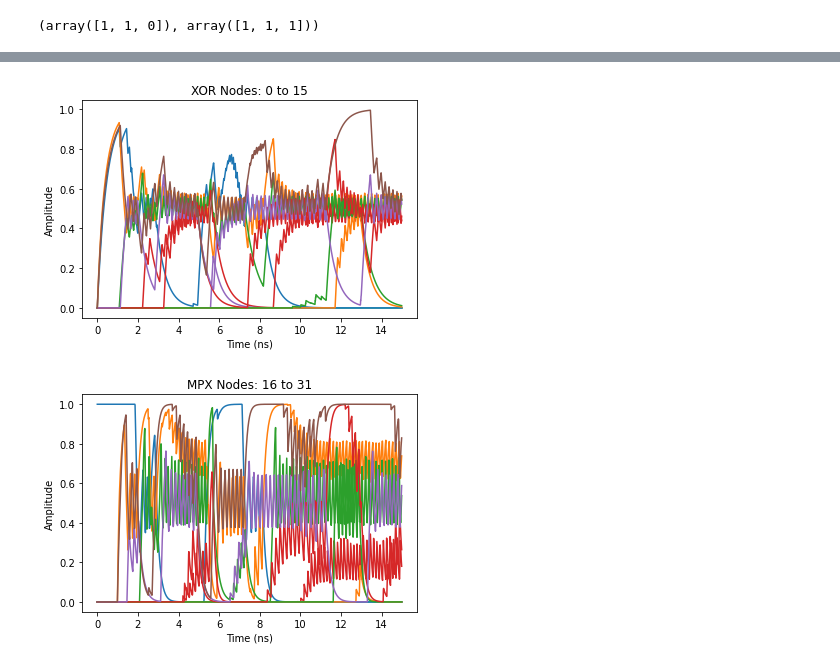
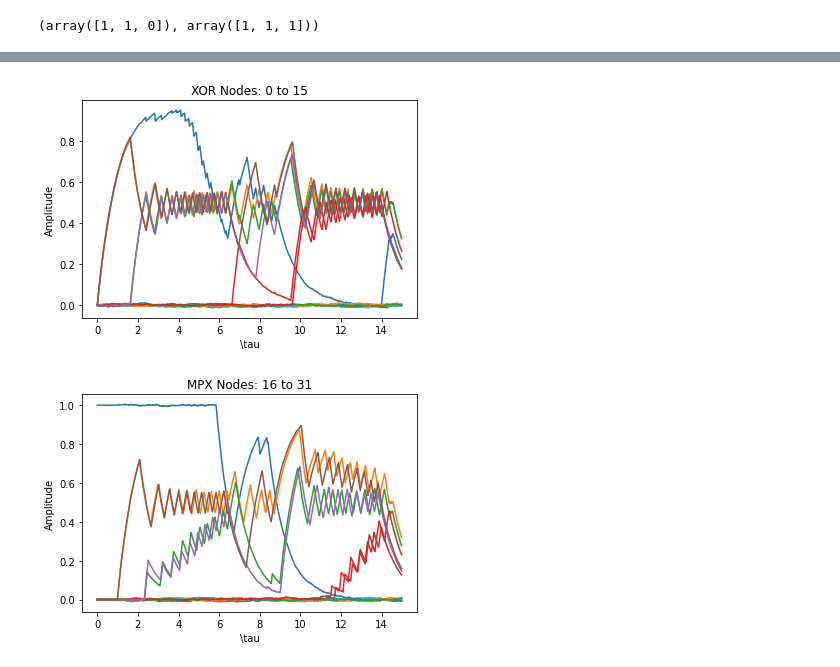
Before and after one commit to Noeloikeau/networkm, a Jupyter notebook: 01_model_functions.ipynb, the cells around one changed output, grey strips where cells are left out. Drawn from its saved outputs; the diff is of its cells as text; code cells hidden in the pictures.

```diff
--- a/01_model_functions.ipynb
+++ b/01_model_functions.ipynb
@@ -396,7 +396,7 @@ sort_graph(g)
 give_nodes(g,f=NOT,a=20,tau=1)
 convert_edges(g,node_data=dict(f=MPX,tau=1,a=20))
 give_edges(g,delay=0.2)
-itr,delay,a,tau,pred,noise,init,hold=setup_bool_integral(g)
+itr,delay,a,tau,pred,noise,init,hold=setup_bool_integral(g,noise=0.05)
 itr,delay,a,tau,pred,noise,init,hold
 # %% [output]
 (array([[0, 3, 1, 2],
@@ -447,8 +447,8 @@ def bool_integral(iterator : np.ndarray,
     squeezed again, and the derivative calculated
     with the Euler method.
     '''
-    x=np.zeros(noise.shape).astype(np.float64)
-    dx=np.zeros(x.shape[-1]).astype(np.float64)
+    x=np.zeros(noise.shape).astype(np.longdouble)
+    dx=np.zeros(x.shape[-1]).astype(np.longdouble)
 
     for t in range(x.shape[0]-1):
         edge_index=0
@@ -468,7 +468,7 @@ def bool_integral(iterator : np.ndarray,
             a=sigmoid_constants[n1:n2].reshape((n2-n1,1))
             edge_index+=(n2-n1)*deg
 
-            y=np.zeros((n2-n1,deg)).astype(np.float64)
+            y=np.zeros((n2-n1,deg)).astype(np.longdouble)
 
             for k in range(n2-n1):
                 for j in range(deg):
@@ -478,7 +478,8 @@ def bool_integral(iterator : np.ndarray,
 
             y=sigmoid(x=y,a=a)
             dx[n1:n2]=BOOL(y,mask)
-            dx[n1:n2]=sigmoid(dx[n1:n2],sigmoid_constants[n1:n2])
+
+        dx=sigmoid(dx,sigmoid_constants)
 
         dxdt=(-x[t]+dx+noise[t])/time_constants
 
@@ -509,8 +510,8 @@ def bool_integral_risefall(iterator : np.ndarray,
     derivative, which is of the form
         tau_rise+(tau_fall-tau_rise)*sigmoid(x)
     '''
-    x=np.zeros(noise.shape).astype(np.float64)
-    dx=np.zeros(x.shape[-1]).astype(np.float64)
+    x=np.zeros(noise.shape).astype(np.longdouble)
+    dx=np.zeros(x.shape[-1]).astype(np.longdouble)
 
     for t in range(x.shape[0]-1):
         edge_index=0
@@ -530,7 +531,7 @@ def bool_integral_risefall(iterator : np.ndarray,
             a=sigmoid_constants[n1:n2].reshape((n2-n1,1))
             edge_index+=(n2-n1)*deg
 
-            y=np.zeros((n2-n1,deg)).astype(np.float64)
+            y=np.zeros((n2-n1,deg)).astype(np.longdouble)
 
             for k in range(n2-n1):
                 for j in range(deg):
@@ -540,7 +541,8 @@ def bool_integral_risefall(iterator : np.ndarray,
 
             y=sigmoid(x=y,a=a)
             dx[n1:n2]=BOOL(y,mask)
-            dx[n1:n2]=sigmoid(dx[n1:n2],sigmoid_constants[n1:n2])
+
+        dx=sigmoid(dx,sigmoid_constants)
 
         tau=time_constants[:,0]+(time_constants[:,1]-time_constants[:,0])*sigmoid(x[t],
                                                                           sigmoid_constants)
@@ -563,7 +565,7 @@ def plot_graph(g,x,dt):
             plt.plot(np.arange(x.shape[0])*dt,x[:,i])
             title=f'{f.__name__} Nodes: {nodes[0]} to {nodes[-1]}'
             plt.title(title)
-            plt.xlabel('Time (ns)')
+            plt.xlabel(r'\tau')
             plt.ylabel('Amplitude')
         plt.show()
 # %%
@@ -715,27 +702,26 @@ bool_integral : Elapsed time: 0.3735 seconds
 x=bool_model( g=ring(N=16,left=True,right=True,loop=True),
          T = 15,
          dt = 0.01,
-         noise = 0,
+         noise = 0.1,
          init = None,
          hold = None,
 
-         a = (rng.normal,20,0),
-         tau = (rng.normal,[0.5,0.4],[0.05,0.05]),
+         a = np.inf,#(rng.normal,20,2),
+         tau = (rng.normal,[1,0.95],[0.,0.0]),
          f = XOR,
 
          delay = (rng.random,0,0),
 
          edge_replacements = dict(
              lengths = 1,
-             delay = (rng.normal,0,0),
+             delay = (rng.normal,0,0.),
              node_attrs = dict(
-                 a = (rng.normal,20,0),
-                 tau = (rng.normal,[0.2,0.15],[0.05,0.05]),
+                 a = np.inf,#(rng.normal,20,2),
+                 tau = (rng.normal,[0.9,0.85],[0.0,0.0]),
                  f = MPX
              ),
              label = lambda g,node,iterable : len(g)+iterable
          ),
         plot=True,
-        steady=True
-              )
+        steady=True)
 # %% [output]
@@ -743,5 +729,5 @@ bool_integral_risefall : Elapsed time: 0.0100 seconds
-[figure, old version]
+[figure, new version]
-[figure, old version]
+[figure, new version]
 # %%
 notebook2script()
 # %% [output]
```
Also changed, not shown: parts of 13 cells of this notebook, 11 other files.
